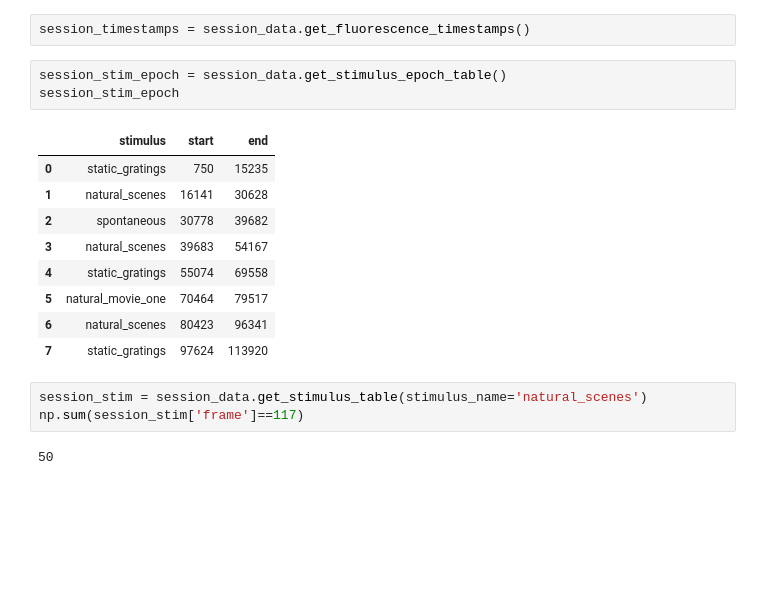
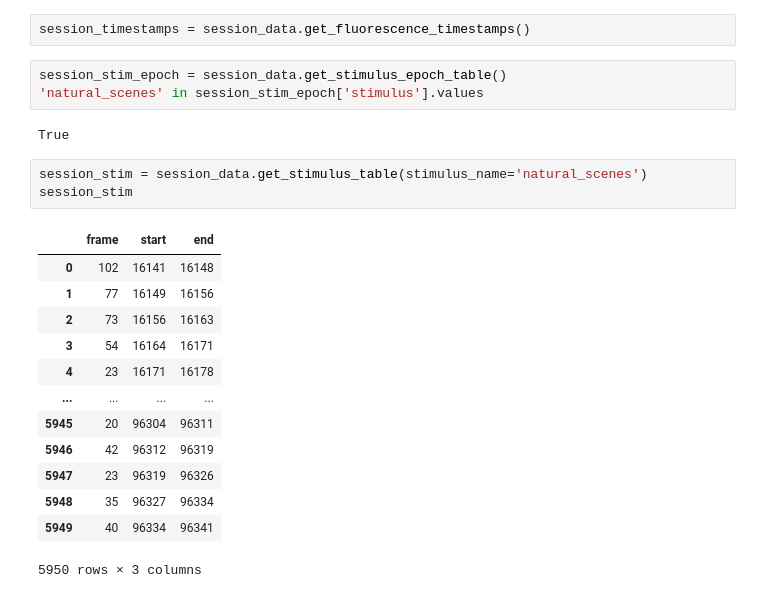
Before and after one commit to edwardyan95/ESE546_Project, a Jupyter notebook: test_project.ipynb, the cells around one changed output. Cells and saved outputs as stored; diff of their text form; blank space fills up the shorter version.

```diff
--- a/test_project.ipynb
+++ b/test_project.ipynb
@@ -131,22 +145,26 @@ session_cell_info = cells[cells['cell_specimen_id'].isin(session_cell_ids)]
 session_timestamps = session_data.get_fluorescence_timestamps()
 # %%
 session_stim_epoch = session_data.get_stimulus_epoch_table()
-session_stim_epoch
+'natural_scenes' in session_stim_epoch['stimulus'].values
 # %% [output]
-|  | stimulus | start | end |
-| 0 | static_gratings | 750 | 15235 |
-| 1 | natural_scenes | 16141 | 30628 |
-| 2 | spontaneous | 30778 | 39682 |
-| 3 | natural_scenes | 39683 | 54167 |
-| 4 | static_gratings | 55074 | 69558 |
-| 5 | natural_movie_one | 70464 | 79517 |
-| 6 | natural_scenes | 80423 | 96341 |
-| 7 | static_gratings | 97624 | 113920 |
+True
 # %%
 session_stim = session_data.get_stimulus_table(stimulus_name='natural_scenes')
-np.sum(session_stim['frame']==117)
+session_stim
 # %% [output]
+|  | frame | start | end |
+| 0 | 102 | 16141 | 16148 |
+| 1 | 77 | 16149 | 16156 |
+| 2 | 73 | 16156 | 16163 |
+| 3 | 54 | 16164 | 16171 |
+| 4 | 23 | 16171 | 16178 |
+| ... | ... | ... | ... |
+| 5945 | 20 | 96304 | 96311 |
+| 5946 | 42 | 96312 | 96319 |
+| 5947 | 23 | 96319 | 96326 |
+| 5948 | 35 | 96327 | 96334 |
+| 5949 | 40 | 96334 | 96341 |
-50
+5950 rows × 3 columns
 # %%
 _, dFF = session_data.get_dff_traces()
 fig = plt.figure(figsize=(15,15))
```
Also changed, not shown: parts of 18 cells of this notebook, 1 other file.
